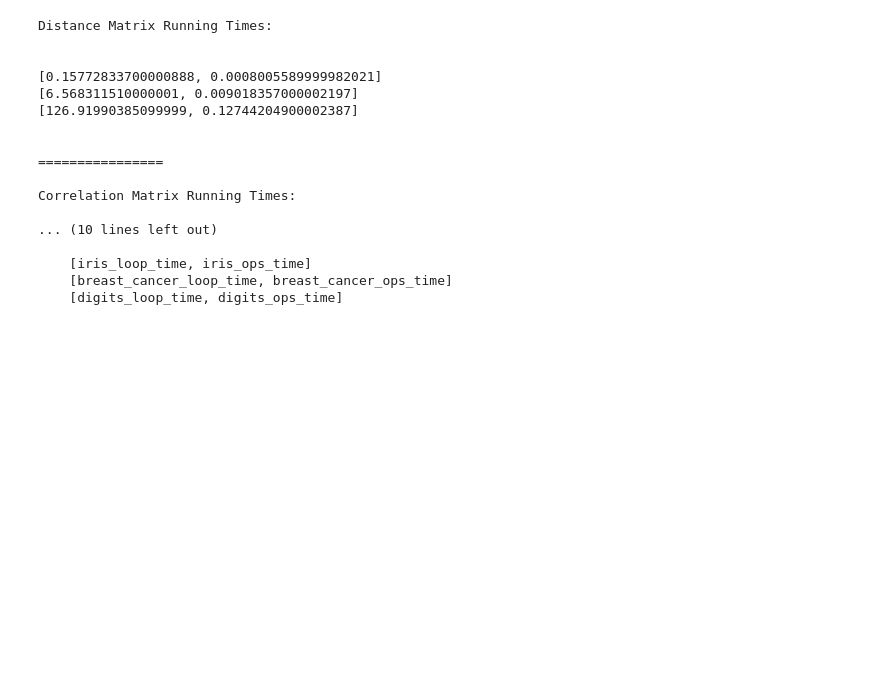
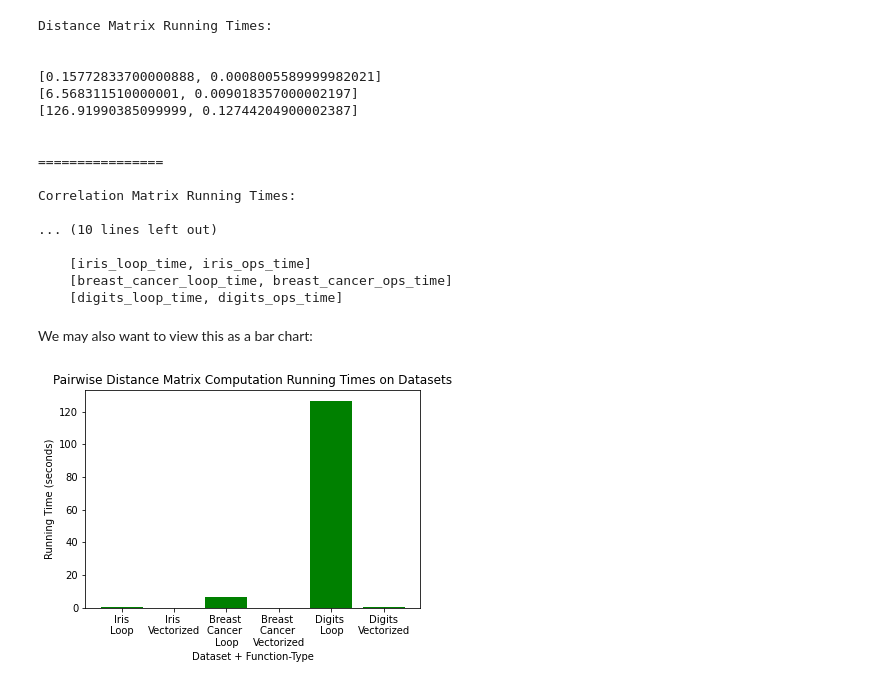
Before and after one commit to adamcatto/ml-hw-01, a Jupyter notebook: ml-hw-01.ipynb, the cells around one changed output. Saved outputs shown, nothing was run; the diff lists cells and outputs as text; code cells hidden in the pictures; blank space fills up the shorter version.

Commit message:
update readme, add bar charts to problem 03

```diff
--- a/ml-hw-01.ipynb
+++ b/ml-hw-01.ipynb
@@ -367,3 +365,25 @@ Correlation Matrix Running Times:
     [iris_loop_time, iris_ops_time]
     [breast_cancer_loop_time, breast_cancer_ops_time]
     [digits_loop_time, digits_ops_time]
+# %% [markdown]
+We may also want to view this as a bar chart:
+# %%
+distance_x_labels = ['Iris\nLoop', 'Iris \nVectorized', 'Breast \nCancer \nLoop', 'Breast \nCancer \nVectorized', 'Digits \nLoop', 'Digits\nVectorized']
+
+distance_x_positions = [i for i, x in enumerate(distance_x_labels)]
+
+distance_x_values = [
+    iris_pairwise_distance_loop_time, iris_pairwise_distance_ops_time,
+    breast_cancer_pairwise_distance_loop_time, breast_cancer_pairwise_distance_ops_time,
+    digits_pairwise_distance_loop_time, digits_pairwise_distance_ops_time
+]
+
+# distance bar chart
+plt.bar(distance_x_positions, distance_x_values, color='green')
+plt.xlabel('Dataset + Function-Type')
+plt.ylabel('Running Time (seconds)')
+plt.title('Pairwise Distance Matrix Computation Running Times on Datasets')
+plt.xticks(distance_x_positions, distance_x_labels)
+plt.show()
+# %% [output]
+[figure, added]
```
Also changed, not shown: parts of 3 cells of this notebook, 1 other file.
